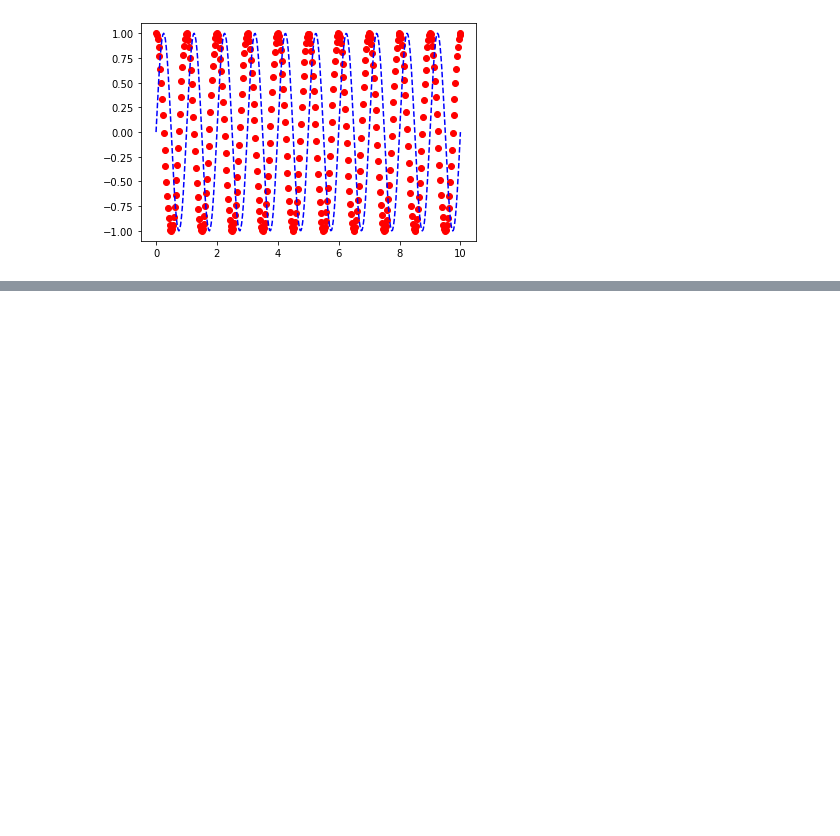
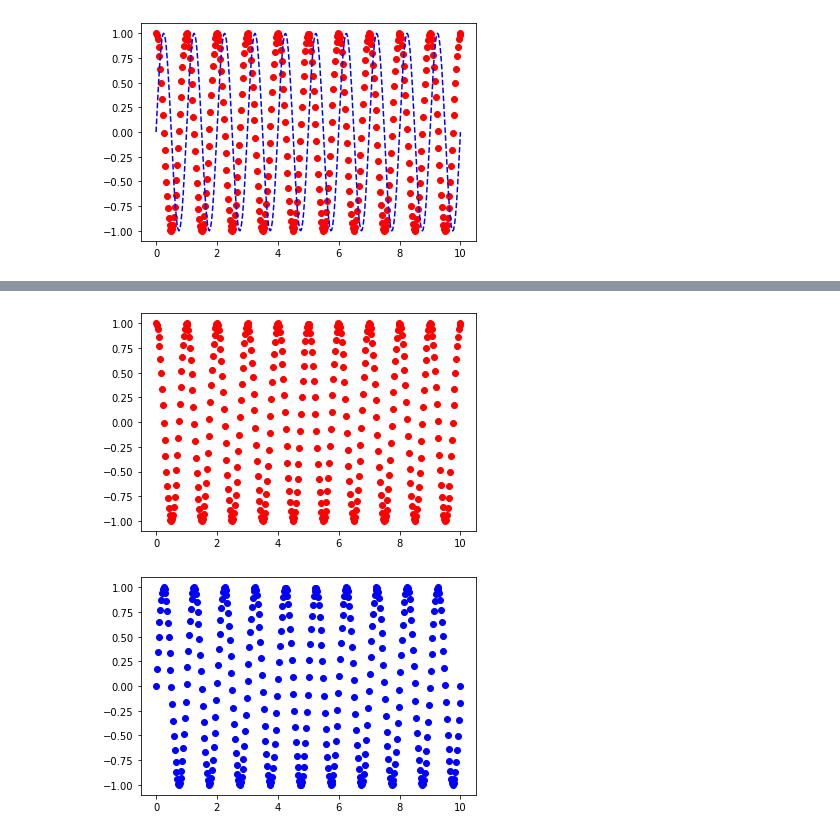
Before and after one commit to aryadeo/arya_test, a Jupyter notebook: Matplotlib_pyplot.ipynb, the cells around one changed output, grey strips where cells are left out. Cells and saved outputs as stored; diff of their text form; code cells hidden in the pictures; blank space fills up the shorter version.

```diff
--- a/Matplotlib_pyplot.ipynb
+++ b/Matplotlib_pyplot.ipynb
@@ -79,0 +106,16 @@ plt.show()
+# %%
+#multiple figures
+plt.figure(num=1)
+x=np.linspace(0,10,360)
+y=np.cos(2*np.pi*1*x)
+plt.plot(x,y,'ro',)
+
+plt.figure(num=2)
+y1=np.sin(2*np.pi*1*x)
+plt.plot(x,y1,'bo',)
+
+plt.show()
+#here we are creating two different figures
+# %% [output]
+[figure, added]
+[figure, added]
```
Also changed, not shown: parts of 4 cells of this notebook.
